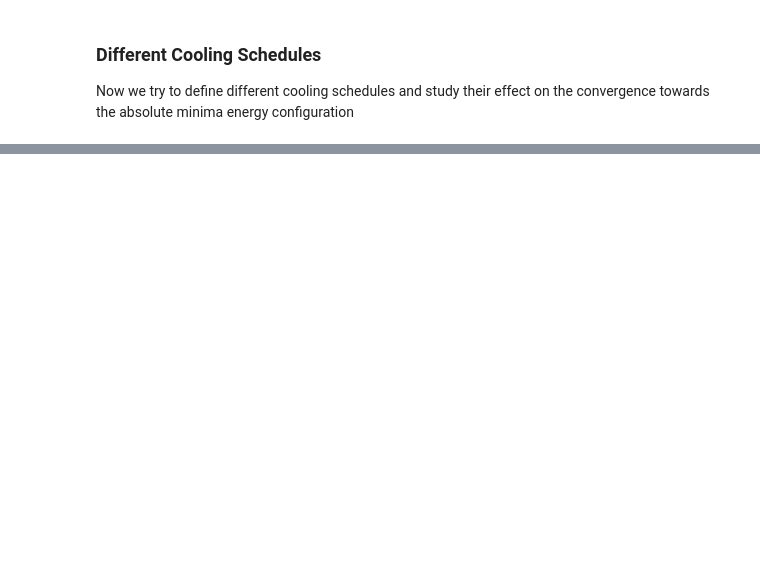
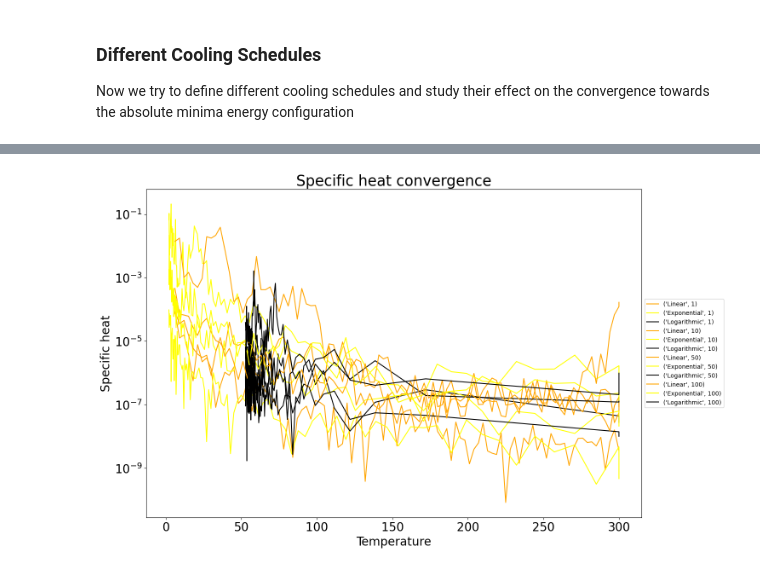
Before and after one commit to victorgarciacervantes/Thomson, a Jupyter notebook: og_Asignement3.ipynb, the cells around one changed output, grey strips where cells are left out. Cells and saved outputs as stored; diff of their text form; code cells hidden in the pictures; blank space fills up the shorter version.

```diff
--- a/og_Asignement3.ipynb
+++ b/og_Asignement3.ipynb
@@ -476,0 +515,20 @@ plt.show()
+# %%
+fig = plt.subplots(1, figsize=(15,10))
+for i in range(L):
+    plot(T_linear[i,:],C_linear[i,:],label = ('Linear',Niter_T[i]), color = "orange")
+    plot(T_power[i,:],C_power[i,:],label = ('Exponential', Niter_T[i]), color = "yellow")
+    plot(T_log[i,:],C_log[i,:],label = ('Logarithmic', Niter_T[i]), color = "k")
+
+
+title('Specific heat convergence', fontsize = 25)
+yscale("log")
+legend(loc='center left', bbox_to_anchor=(1, 0.5))
+xlabel("Temperature", fontsize = 20)
+ylabel("Specific heat", fontsize = 20)
+xticks(fontsize = 20)
+yticks(fontsize = 20)
+savefig("specific_heat")
+
+plt.show()
+# %% [output]
+[figure, added]
```
Also changed, not shown: parts of 17 cells of this notebook.
